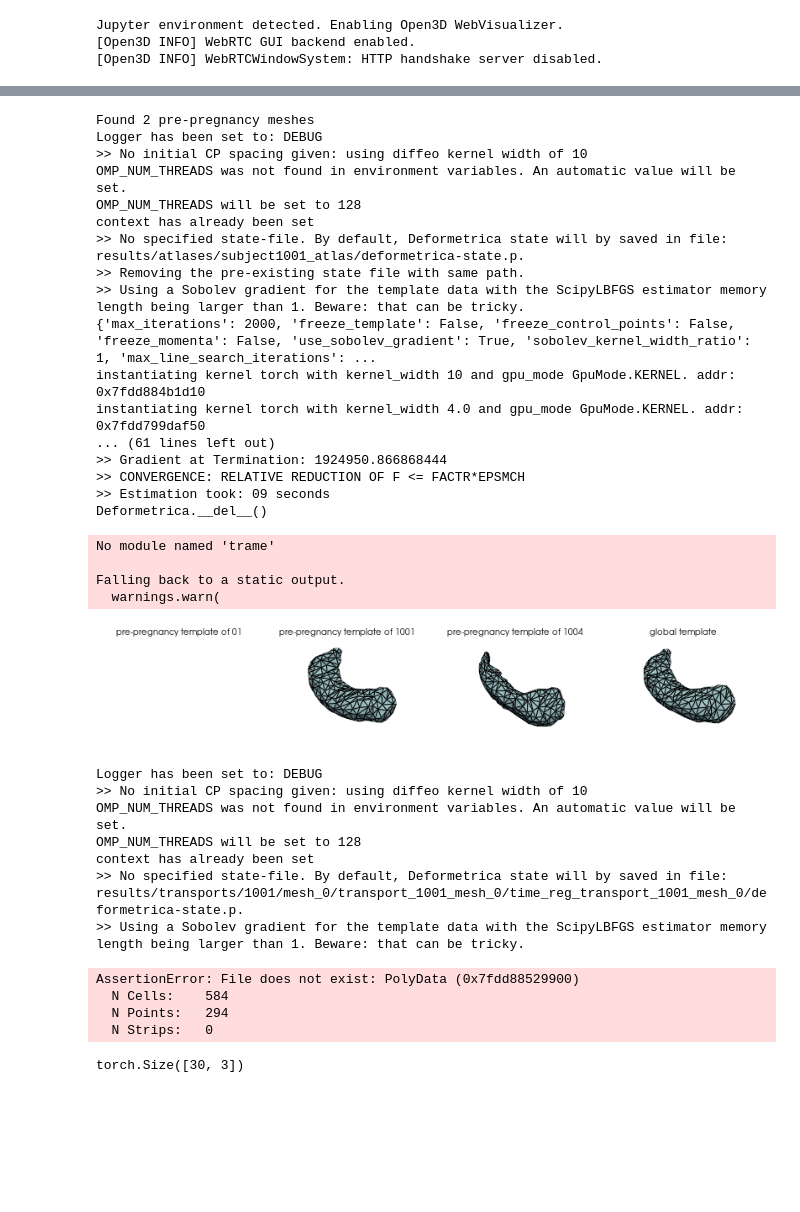
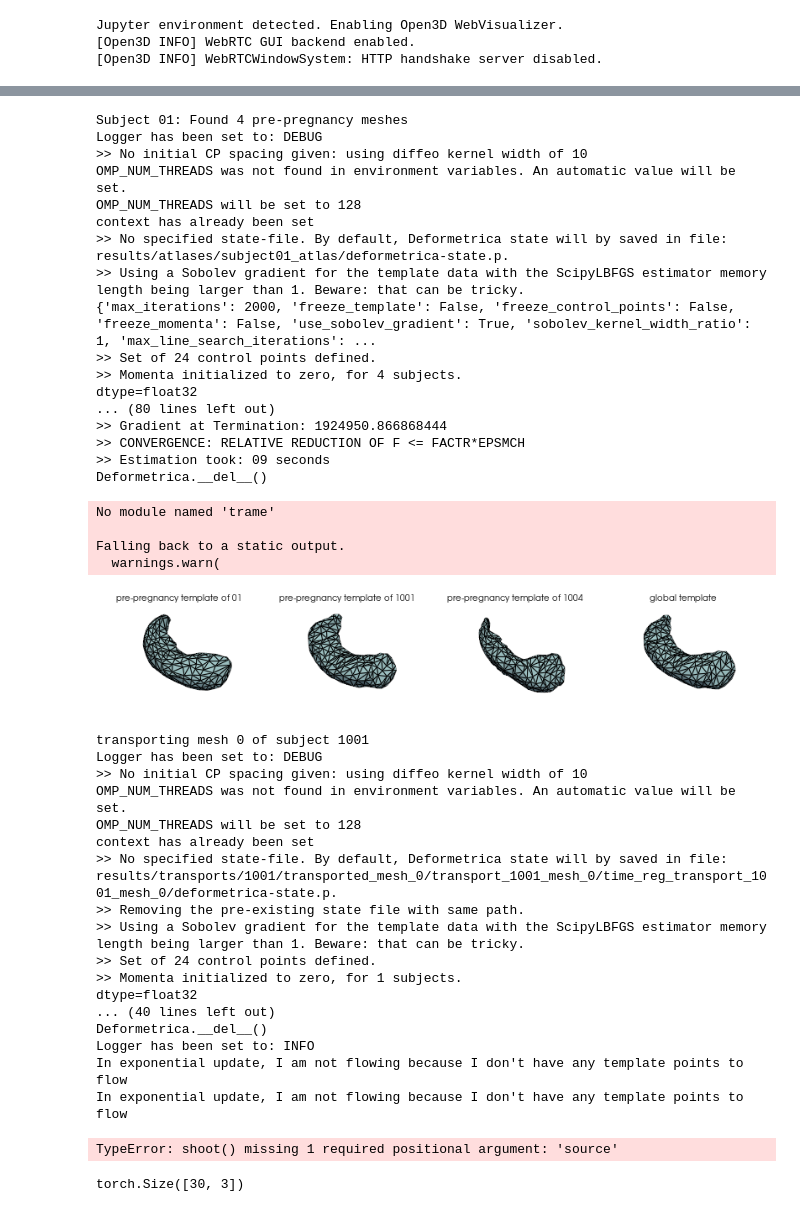
Before and after one commit to geometric-intelligence/polpo, a Jupyter notebook: notebooks/how_to/regression_across_subjects.ipynb, the cells around one changed output, grey strips where cells are left out. Drawn from its saved outputs; the diff is of its cells as text; code cells hidden in the pictures; blank space fills up the shorter version.

```diff
--- a/notebooks/how_to/regression_across_subjects.ipynb
+++ b/notebooks/how_to/regression_across_subjects.ipynb
@@ -100,9 +98,12 @@ for subject_id in SUBJECT_IDS:
     n_meshes[subject_id] = len(raw_meshes[subject_id])
     print(f"Number of meshes for subject {subject_id}: {n_meshes[subject_id]}")
 
-    if subject_id == "01":   # TODO: Fix bug for 01
-        continue
-    csvs[subject_id] = DenseMaternalCsvDataLoader(
-        data_dir="/home/data/maternal",
-        subject_id=subject_id + "B")()
+    # TODO: FIX this inconsistent imports between subject 01 and other subjects
+    if subject_id == "01":
+        csvs[subject_id] = DenseMaternalCsvDataLoader(
+            subject_id=subject_id)()
+    else:
+        csvs[subject_id] = DenseMaternalCsvDataLoader(
+            data_dir="/home/data/maternal",
+            subject_id=subject_id+"B")()
 # %% [output]
@@ -111,0 +114,3 @@ Number of meshes for subject 1004: 21
+# %%
+for subject_id in SUBJECT_IDS:
+    display(csvs[subject_id])
@@ -180,14 +237,14 @@ templates = {
     "global": None,
 }
 
-for subject_id in ["1001", "1004"]:  #["01", "1001", "1004"]:
+for subject_id in SUBJECT_IDS:
     subject_csv = csvs[subject_id]
     subject_meshes = meshes[subject_id]
     assert len(subject_meshes) == len(subject_csv)
     pre_indices = subject_csv.reset_index().index[subject_csv["trimester"] == "pre"]
     # Select corresponding pre-pregnancy meshes
     pre_meshes = [subject_meshes[i] for i in pre_indices]
-    print(f"Found {len(pre_meshes)} pre-pregnancy meshes")
+    print(f"Subject {subject_id}: Found {len(pre_meshes)} pre-pregnancy meshes")
 
     meshes_writer = Map(PvWriter(dirname=SUBJECT_ATLAS_DIR[subject_id], ext="vtk"))
 
@@ -224,19 +281,19 @@ lddmm.estimate_deterministic_atlas(
 )
 templates["global"] = PvReader()(GLOBAL_ATLAS_DIR / lddmm_strings.template_str)
 # %% [output]
-Found 2 pre-pregnancy meshes
+Subject 01: Found 4 pre-pregnancy meshes
 Logger has been set to: DEBUG
 >> No initial CP spacing given: using diffeo kernel width of 10
 OMP_NUM_THREADS was not found in environment variables. An automatic value will be set.
 OMP_NUM_THREADS will be set to 128
 context has already been set
->> No specified state-file. By default, Deformetrica state will by saved in file: results/atlases/subject1001_atlas/deformetrica-state.p.
->> Removing the pre-existing state file with same path.
+>> No specified state-file. By default, Deformetrica state will by saved in file: results/atlases/subject01_atlas/deformetrica-state.p.
 >> Using a Sobolev gradient for the template data with the ScipyLBFGS estimator memory length being larger than 1. Beware: that can be tricky.
 {'max_iterations': 2000, 'freeze_template': False, 'freeze_control_points': False, 'freeze_momenta': False, 'use_sobolev_gradient': True, 'sobolev_kernel_width_ratio': 1, 'max_line_search_iterations': ...
-instantiating kernel torch with kernel_width 10 and gpu_mode GpuMode.KERNEL. addr: 0x7fdd884b1d10
-instantiating kernel torch with kernel_width 4.0 and gpu_mode GpuMode.KERNEL. addr: 0x7fdd799daf50
-... (61 lines left out)
+>> Set of 24 control points defined.
+>> Momenta initialized to zero, for 4 subjects.
+dtype=float32
+... (80 lines left out)
 >> Gradient at Termination: 1924950.866868444
 >> CONVERGENCE: RELATIVE REDUCTION OF F <= FACTR*EPSMCH
 >> Estimation took: 09 seconds
@@ -244,26 +301,22 @@ Deformetrica.__del__()
 # %%
 pl = pv.Plotter(shape=(1,4), border=False, window_size=[800, 150])
 
-for i, subject_id in enumerate(["01", "1001", "1004"]):
+for i, subject_id in enumerate(SUBJECT_IDS):
     pl.subplot(0, i)
-    if subject_id == "01":
-        # First subplot empty
-        pl.add_text(f"pre-pregnancy template of {subject_id}", position='upper_edge', font_size=4)
-    else:
-        pl.add_mesh(templates[subject_id], show_edges=True)
-        pl.add_text(f"pre-pregnancy template of {subject_id}", position='upper_edge', font_size=4)
+    pl.add_mesh(templates[subject_id], show_edges=True)
+    pl.add_text(f"pre-pregnancy template of {subject_id}", position='upper_edge', font_size=4)
 
 pl.subplot(0,3)
 pl.add_mesh(templates["global"], show_edges=True)
 pl.add_text("global template", position='upper_edge', font_size=4)
 
 pl.show()
 # %% [output]
 No module named 'trame'
 
 Falling back to a static output.
   warnings.warn(
-[figure, old version]
+[figure, new version]
 # %%
 # # compute the deformation between the pre-pregnancy template of 1001 and each mesh of 1001, using the control points of the global atlas
 # # then, transport the time deformation along the subject-to-patient deformation
@@ -315,29 +368,40 @@ fixed_control_points_registration_kwargs = {
 }
 
 for subject_id in ["1001", "1004"]:
+    mesh_writer = Map(PvWriter(dirname=SUBJECT_TRANSPORTS_DIR[subject_id], ext="vtk"))
+
     for i_mesh, mesh in enumerate(meshes[subject_id]):
+        print(f"transporting mesh {i_mesh} of subject {subject_id}")
+
         cp, mom = lddmm.geometry.parallel_transport_from_meshes(
-            source=SUBJECT_ATLAS_DIR[subject_id] / lddmm_strings.template_str, # FIXME: replace by paths!
-            target=mesh,
+            source=SUBJECT_ATLAS_DIR[subject_id] / lddmm_strings.template_str,
+            target=mesh_writer([(f"mesh_{i_mesh}", mesh)])[0],
             atlas=GLOBAL_ATLAS_DIR / lddmm_strings.template_str,
             name=f"transport_{subject_id}_mesh_{i_mesh}",
-            output_dir=SUBJECT_TRANSPORTS_DIR[subject_id] / f"mesh_{i_mesh}",
+            output_dir=SUBJECT_TRANSPORTS_DIR[subject_id] / f"transported_mesh_{i_mesh}",
             registration_args=registration_kwargs,
             transport_args=transport_args,
             shoot_args=shoot_args,
             main_reg_dir=None)
 # %% [output]
+transporting mesh 0 of subject 1001
 Logger has been set to: DEBUG
 >> No initial CP spacing given: using diffeo kernel width of 10
 OMP_NUM_THREADS was not found in environment variables. An automatic value will be set.
 OMP_NUM_THREADS will be set to 128
 context has already been set
->> No specified state-file. By default, Deformetrica state will by saved in file: results/transports/1001/mesh_0/transport_1001_mesh_0/time_reg_transport_1001_mesh_0/deformetrica-state.p.
+>> No specified state-file. By default, Deformetrica state will by saved in file: results/transports/1001/transported_mesh_0/transport_1001_mesh_0/time_reg_transport_1001_mesh_0/deformetrica-state.p.
+>> Removing the pre-existing state file with same path.
 >> Using a Sobolev gradient for the template data with the ScipyLBFGS estimator memory length being larger than 1. Beware: that can be tricky.
+>> Set of 24 control points defined.
+>> Momenta initialized to zero, for 1 subjects.
+dtype=float32
+... (40 lines left out)
+Deformetrica.__del__()
+Logger has been set to: INFO
+In exponential update, I am not flowing because I don't have any template points to flow
+In exponential update, I am not flowing because I don't have any template points to flow
-AssertionError: File does not exist: PolyData (0x7fdd88529900)
-  N Cells:    584
-  N Points:   294
-  N Strips:   0
+TypeError: shoot() missing 1 required positional argument: 'source'
 # %%
 # TODO: FIX: Still not the same number of control points after parallel transport to the global atlas.
 # %% [output]
```
Also changed, not shown: parts of 4 cells of this notebook, 1 other file.
